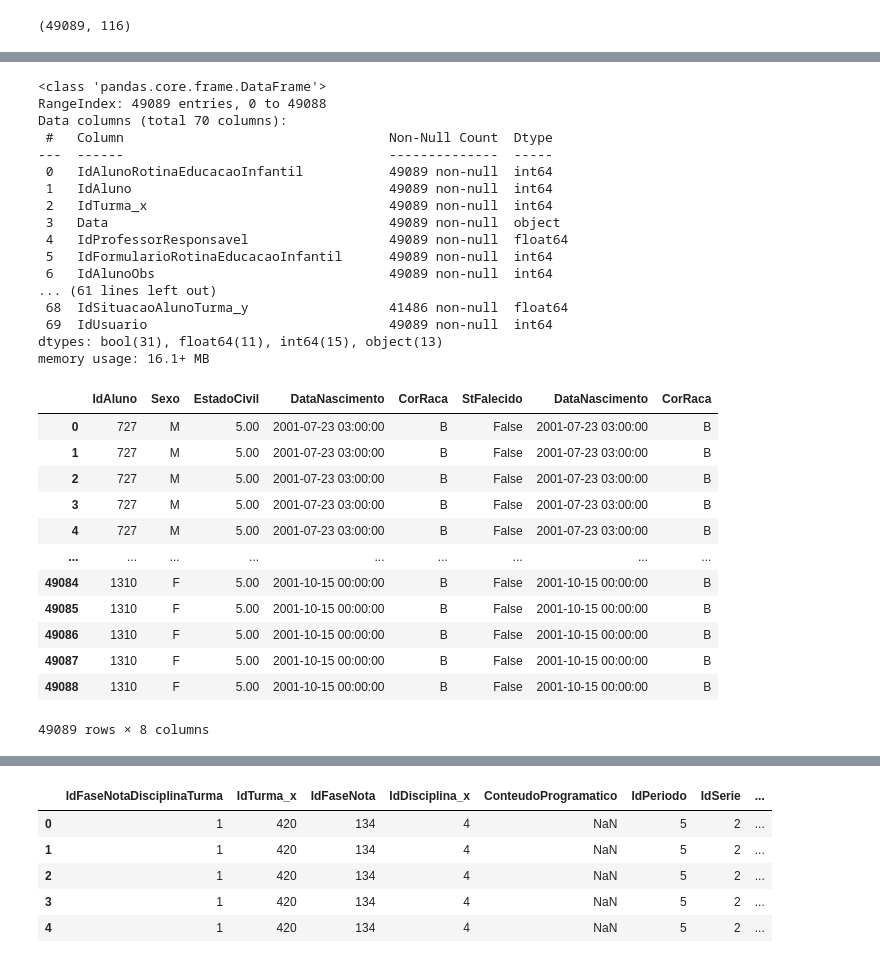
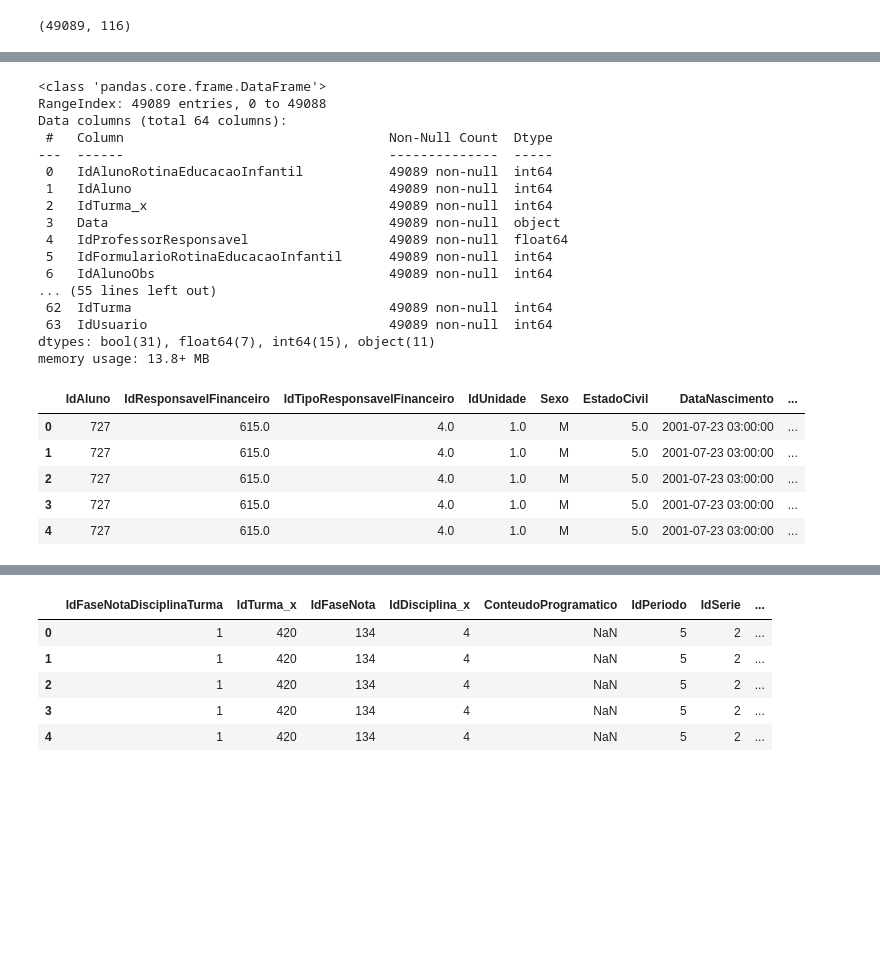
Before and after one commit to camimq/datathonFiap, a Jupyter notebook: main_analysis.ipynb, the cells around one changed output, grey strips where cells are left out. Drawn from its saved outputs; the diff is of its cells as text; code cells hidden in the pictures; blank space fills up the shorter version.

Commit message:
revisao do tratamento inicial da base TbAluno

```diff
--- a/main_analysis.ipynb
+++ b/main_analysis.ipynb
@@ -608,4 +448,5 @@ memory usage: 33.3+ MB
 # %%
-# mostra colunas que possuam valor nulo == 100%
-df_alunos_merged.columns[df_alunos_merged.isnull().mean() == 1]
+# deleta colunas que possuam qualquer valor nulo
+df_alunos_merged = df_alunos_merged.dropna(axis=1)
+df_alunos_merged.head()
 # %% [output]
@@ -650,38 +460,32 @@ df_alunos_merged
-# %%
-df_alunos_merged.info(buf=None, verbose=True)
-# %% [output]
-<class 'pandas.core.frame.DataFrame'>
-RangeIndex: 49089 entries, 0 to 49088
-Data columns (total 70 columns):
- #   Column                                  Non-Null Count  Dtype
----  ------                                  --------------  -----
- 0   IdAlunoRotinaEducacaoInfantil           49089 non-null  int64
- 1   IdAluno                                 49089 non-null  int64
- 2   IdTurma_x                               49089 non-null  int64
- 3   Data                                    49089 non-null  object
- 4   IdProfessorResponsavel                  49089 non-null  float64
- 5   IdFormularioRotinaEducacaoInfantil      49089 non-null  int64
- 6   IdAlunoObs                              49089 non-null  int64
-... (61 lines left out)
- 68  IdSituacaoAlunoTurma_y                  41486 non-null  float64
- 69  IdUsuario                               49089 non-null  int64
-dtypes: bool(31), float64(11), int64(15), object(13)
-memory usage: 16.1+ MB
+# %%
+# visualiza todas as informações da base
+df_alunos_merged.info(verbose=True, buf=None)
+# %% [output]
+<class 'pandas.core.frame.DataFrame'>
+RangeIndex: 49089 entries, 0 to 49088
+Data columns (total 64 columns):
+ #   Column                                  Non-Null Count  Dtype
+---  ------                                  --------------  -----
+ 0   IdAlunoRotinaEducacaoInfantil           49089 non-null  int64
+ 1   IdAluno                                 49089 non-null  int64
+ 2   IdTurma_x                               49089 non-null  int64
+ 3   Data                                    49089 non-null  object
+ 4   IdProfessorResponsavel                  49089 non-null  float64
+ 5   IdFormularioRotinaEducacaoInfantil      49089 non-null  int64
+ 6   IdAlunoObs                              49089 non-null  int64
+... (55 lines left out)
+ 62  IdTurma                                 49089 non-null  int64
+ 63  IdUsuario                               49089 non-null  int64
+dtypes: bool(31), float64(7), int64(15), object(11)
+memory usage: 13.8+ MB
 # %%
-# reorganiza a o dataframe com as colunas que serão mantidas
-df_alunos_merged = df_alunos_merged[['IdAluno', 'Sexo', 'EstadoCivil', 'DataNascimento', 'CorRaca', 'StFalecido', 'DataNascimento', 'CorRaca']]
-df_alunos_merged
+# recria df com colunas que serão utilizadas
+df_alunos_merged = df_alunos_merged[['IdAluno', 'IdResponsavelFinanceiro', 'IdTipoResponsavelFinanceiro', 'IdUnidade', 'Sexo', 'EstadoCivil', 'DataNascimento', 'IdTipoResponsavel', 'CorRaca']]
+df_alunos_merged.head()
 # %% [output]
-|  | IdAluno | Sexo | EstadoCivil | DataNascimento | CorRaca | StFalecido | DataNascimento | CorRaca |
-| 0 | 727 | M | 5.00 | 2001-07-23 03:00:00 | B | False | 2001-07-23 03:00:00 | B |
-| 1 | 727 | M | 5.00 | 2001-07-23 03:00:00 | B | False | 2001-07-23 03:00:00 | B |
-| 2 | 727 | M | 5.00 | 2001-07-23 03:00:00 | B | False | 2001-07-23 03:00:00 | B |
-| 3 | 727 | M | 5.00 | 2001-07-23 03:00:00 | B | False | 2001-07-23 03:00:00 | B |
-| 4 | 727 | M | 5.00 | 2001-07-23 03:00:00 | B | False | 2001-07-23 03:00:00 | B |
-| ... | ... | ... | ... | ... | ... | ... | ... | ... |
-| 49084 | 1310 | F | 5.00 | 2001-10-15 00:00:00 | B | False | 2001-10-15 00:00:00 | B |
-| 49085 | 1310 | F | 5.00 | 2001-10-15 00:00:00 | B | False | 2001-10-15 00:00:00 | B |
-| 49086 | 1310 | F | 5.00 | 2001-10-15 00:00:00 | B | False | 2001-10-15 00:00:00 | B |
-| 49087 | 1310 | F | 5.00 | 2001-10-15 00:00:00 | B | False | 2001-10-15 00:00:00 | B |
-| 49088 | 1310 | F | 5.00 | 2001-10-15 00:00:00 | B | False | 2001-10-15 00:00:00 | B |
+|  | IdAluno | IdResponsavelFinanceiro | IdTipoResponsavelFinanceiro | IdUnidade | Sexo | EstadoCivil | DataNascimento | ... |
+| 0 | 727 | 615.0 | 4.0 | 1.0 | M | 5.0 | 2001-07-23 03:00:00 | ... |
+| 1 | 727 | 615.0 | 4.0 | 1.0 | M | 5.0 | 2001-07-23 03:00:00 | ... |
+| 2 | 727 | 615.0 | 4.0 | 1.0 | M | 5.0 | 2001-07-23 03:00:00 | ... |
+| 3 | 727 | 615.0 | 4.0 | 1.0 | M | 5.0 | 2001-07-23 03:00:00 | ... |
+| 4 | 727 | 615.0 | 4.0 | 1.0 | M | 5.0 | 2001-07-23 03:00:00 | ... |
-49089 rows × 8 columns
```
Also changed, not shown: parts of 36 cells of this notebook.
